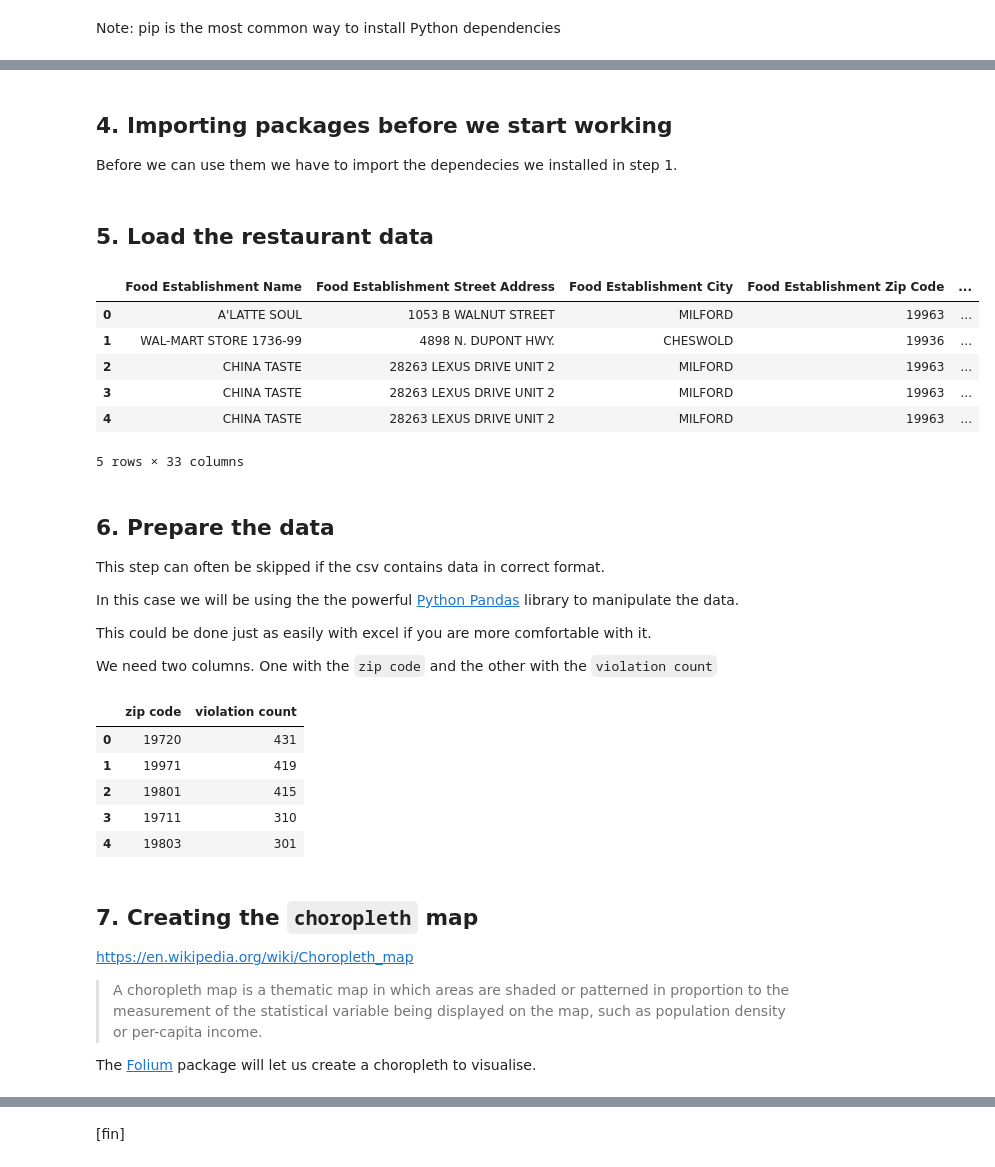
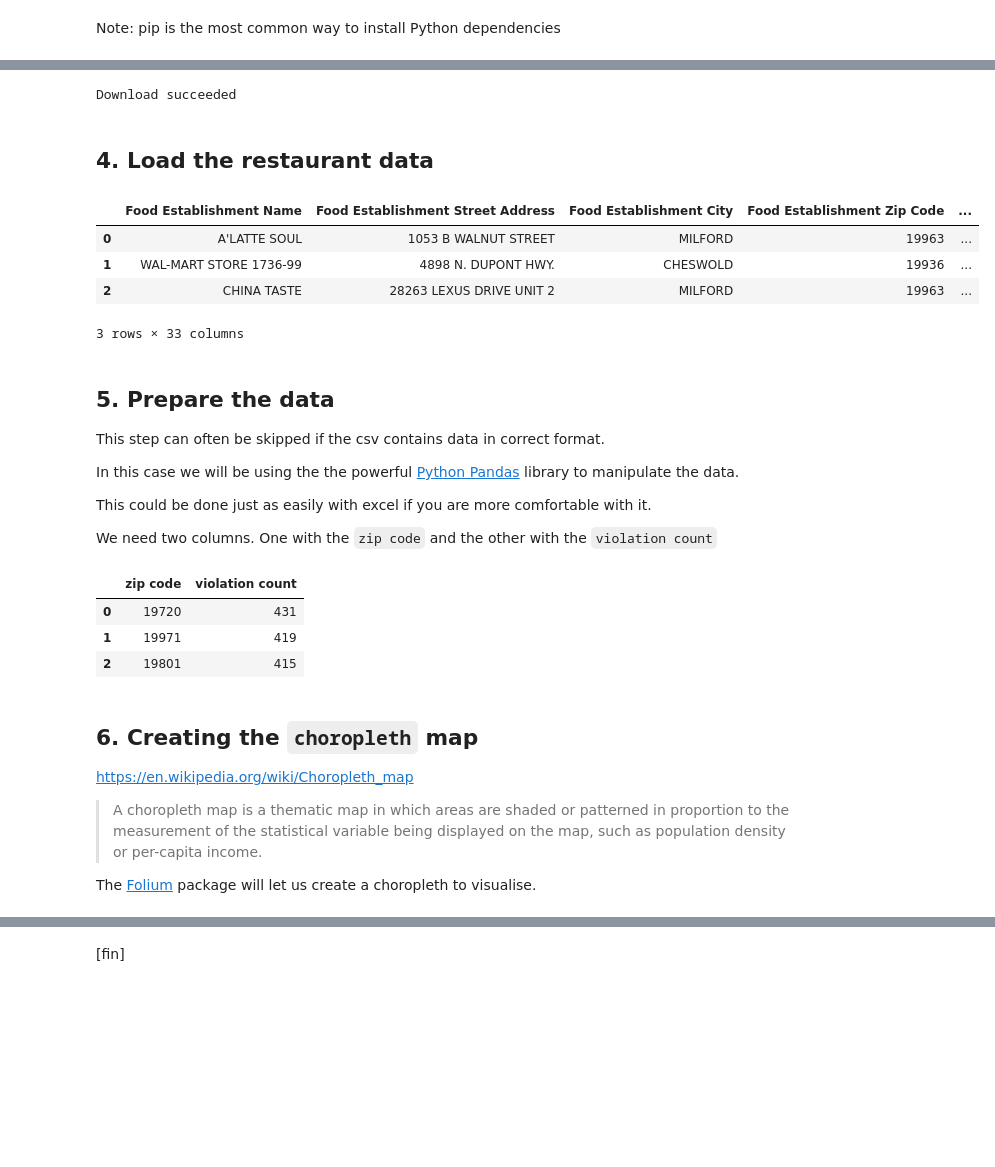
Before and after one commit to WilmingtonWebDev/putting-data-on-the-web, a Jupyter notebook: delaware_restaurant_voilations.ipynb, the cells around one changed output, grey strips where cells are left out. Drawn from its saved outputs; the diff is of its cells as text; code cells hidden in the pictures; blank space fills up the shorter version.

Commit message:
Updates restaurant violations notebook so that it doesn't rely on linux system calls and also works on notebooks.azure.com

```diff
--- a/delaware_restaurant_voilations.ipynb
+++ b/delaware_restaurant_voilations.ipynb
@@ -77,4 +92,0 @@ In which case follow the instructions on https://notebooks.azure.com/faq#upload_
-# %% [markdown]
-## 4. Importing packages before we start working
-
-Before we can use them we have to import the dependecies we installed in step 1.
@@ -87,21 +93,39 @@ import dateutil
+# %%
+# Download Delaware zip code geojson shapes
+
+restaurant_inspection_violations_url = 'https://raw.githubusercontent.com/tomdottom/delaware_geojson/master/zcta.geojson'
+# Note: The notebooks.azure.com service limits where data can be downloaded from.
+#       We've downloaded the data to github with IS accessible within notebooks.azure.com
+#       Just uncomment the url below and comment out the one above
+# restaurant_inspection_violations_url = 'https://raw.githubusercontent.com/tomdottom/putting-data-on-the-web/master/data/de_zcta.geojson'
+
+# Download the data
+with open('./data/de_zcta.geojson', 'wb') as fh:
+    response = requests.get(restaurant_inspection_violations_url)
+    if response.status_code == 200:
+        fh.write(response.content)
+        print("Download succeeded")
+    else:
+        print("Download failed")
+        print(response.reason)
+# %% [output]
+Download succeeded
 # %% [markdown]
-## 5. Load the restaurant data
+## 4. Load the restaurant data
 # %%
 # Read in restaurant violation data into a pandas dataframe
-violations_df = pd.read_csv('./restaurant_inspection_violations.csv')
+violations_df = pd.read_csv('./data/restaurant_inspection_violations.csv')
 # %%
-# Look at the first rows of the loaded data
-violations_df.head()
+# Look at the first 3 rows of the loaded data
+violations_df.head(3)
 # %% [output]
 |  | Food Establishment Name | Food Establishment Street Address | Food Establishment City | Food Establishment Zip Code | ... |
 | 0 | A'LATTE SOUL | 1053 B WALNUT STREET | MILFORD | 19963 | ... |
 | 1 | WAL-MART STORE 1736-99 | 4898 N. DUPONT HWY. | CHESWOLD | 19936 | ... |
 | 2 | CHINA TASTE | 28263 LEXUS DRIVE UNIT 2 | MILFORD | 19963 | ... |
-| 3 | CHINA TASTE | 28263 LEXUS DRIVE UNIT 2 | MILFORD | 19963 | ... |
-| 4 | CHINA TASTE | 28263 LEXUS DRIVE UNIT 2 | MILFORD | 19963 | ... |
-5 rows × 33 columns
+3 rows × 33 columns
 # %% [markdown]
-## 6. Prepare the data
+## 5. Prepare the data
 
 This step can often be skipped if the csv contains data in correct format.
 
@@ -126,16 +150,14 @@ violations_by_zipcode.columns = ['zip code', 'violation count']
 violations_by_zipcode.to_csv('./de_restaurant_violation_by_zipcode.csv')
 # %%
 # violations_by_zipcode
-violations_by_zipcode.head()
+violations_by_zipcode.head(3)
 # %% [output]
 |  | zip code | violation count |
 | 0 | 19720 | 431 |
 | 1 | 19971 | 419 |
 | 2 | 19801 | 415 |
-| 3 | 19711 | 310 |
-| 4 | 19803 | 301 |
 # %% [markdown]
-## 7. Creating the `choropleth` map
+## 6. Creating the `choropleth` map
 
 https://en.wikipedia.org/wiki/Choropleth_map
 
```
Also changed, not shown: parts of 14 cells of this notebook.
